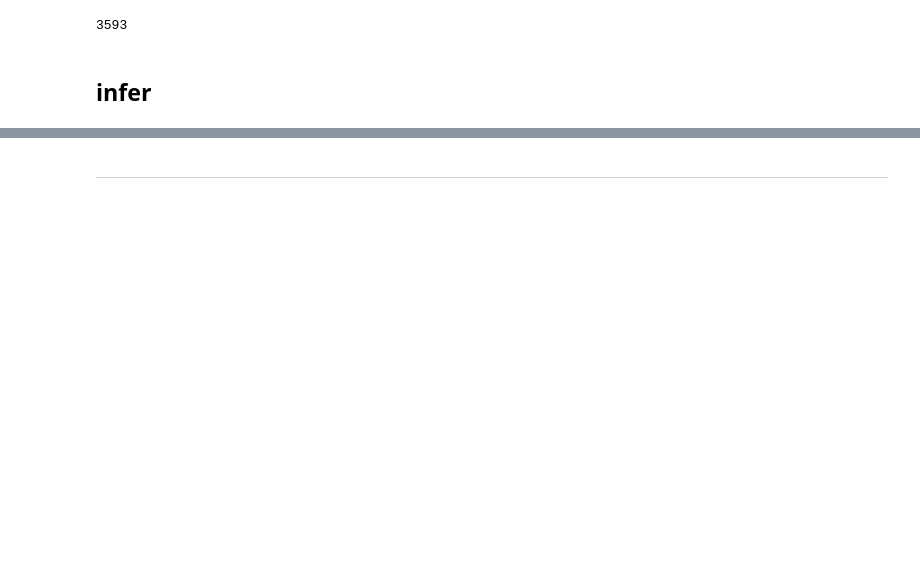
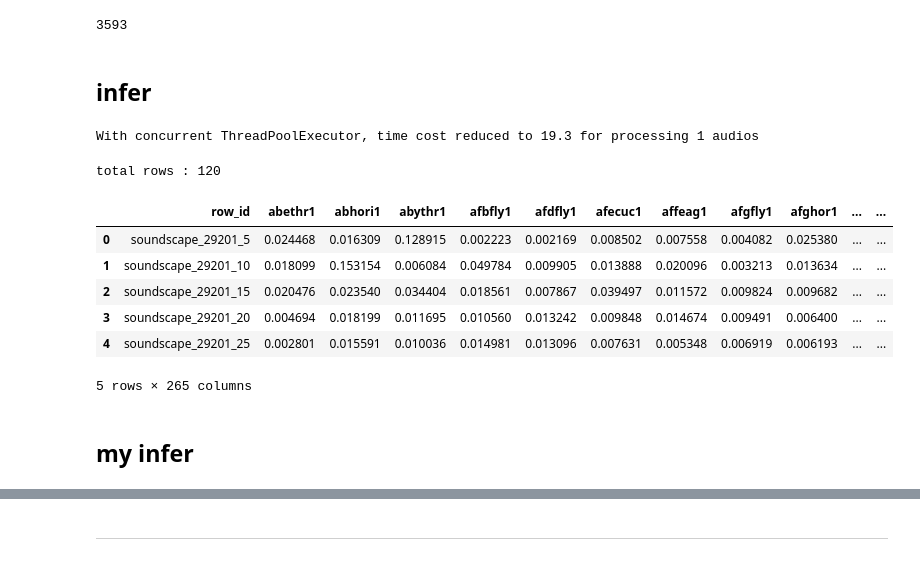
Before and after one commit to InFiNiTeemo/ai4code, a Jupyter notebook: notebook605078abfc.ipynb, the cells around one changed output, grey strips where cells are left out. Saved outputs shown, nothing was run; the diff lists cells and outputs as text; code cells hidden in the pictures; blank space fills up the shorter version.

Commit message:
Kaggle Notebook | my-blef | Version 18

```diff
--- a/notebook605078abfc.ipynb
+++ b/notebook605078abfc.ipynb
@@ -83,11 +76,28 @@ models = []
 suffixes = ["lb"]#, "f1_score" "last"]
 folds    = 5
 
+# 16min rank82  cls_ef_v0.json weights_path = f"/kaggle/input/cls-ef-v0", prefix = "ef_v0",
+# rank90  cls_ef_v0.json weights_path = f"/kaggle/input/ef-v0-pretrain", prefix = "ef_v0_",
+
+# 44 min0.79 240 conf_path    = f"{github_folder}/configs/cls_nf0_v5.json", weights_path = f"/kaggle/input/nf0-v5", prefix       = "nf0_v5_",
+
+#
+#  cls_nf0_v5.json",weights_path = nfnet-baseline-bs16/nfnet-baseline-bs16, prefix= "nf0_v5_",
+
+
+# 0.78
+# f"{github_folder}/configs/cls_nf0_v5.json",
+# weights_path = f"/kaggle/input/nfnet-baseline-bs16/nfnet-baseline-bs16",
+# prefix       = "nf0_v5_",
+
+
+#
+
 for i in [0]:
     for sx in suffixes:
         try:
             model = load_model(conf_path    = f"{github_folder}/configs/cls_ef_v0.json",
-                               weights_path = f"/kaggle/input/ef-v0-pretrain",
+                               weights_path = f"/kaggle/input/e40-ef0",
                                prefix       = "ef_v0",
                                suffix       = sx,
                                fold         = i,
@@ -95,5 +105,8 @@ for i in [0]:
             models.append(model)
         except Exception as e:
             print(f"model not found", e)
+
+len(models)
+#models = [models[0]]
 # %% [output]
 False <class 'bool'>
@@ -124 +265,32 @@ N_CLASS = len(CLASSES)
+# %%
+import concurrent.futures
+
+start = time.time()
+with concurrent.futures.ThreadPoolExecutor(max_workers=4) as executor:
+    dicts = list(executor.map(prediction_for_clip, all_audios))
+print(f"With concurrent ThreadPoolExecutor, time cost reduced to {time.time()-start:.1f} for processing {len(all_audios)} audios")
+# %% [output]
+With concurrent ThreadPoolExecutor, time cost reduced to 19.3 for processing 1 audios
+# %%
+prediction_dicts = {}
+for d in dicts:
+    prediction_dicts.update(d)
+
+submission = pd.DataFrame.from_dict(prediction_dicts, "index").rename_axis("row_id").reset_index()
+submission.to_csv("submission.csv", index=False)
+print(f"""
+total rows : {len(submission)}
+""")
+submission.head()
+# %% [output]
+total rows : 120
+|  | row_id | abethr1 | abhori1 | abythr1 | afbfly1 | afdfly1 | afecuc1 | affeag1 | afgfly1 | afghor1 | ... | ... |
+| 0 | soundscape_29201_5 | 0.024468 | 0.016309 | 0.128915 | 0.002223 | 0.002169 | 0.008502 | 0.007558 | 0.004082 | 0.025380 | ... | ... |
+| 1 | soundscape_29201_10 | 0.018099 | 0.153154 | 0.006084 | 0.049784 | 0.009905 | 0.013888 | 0.020096 | 0.003213 | 0.013634 | ... | ... |
+| 2 | soundscape_29201_15 | 0.020476 | 0.023540 | 0.034404 | 0.018561 | 0.007867 | 0.039497 | 0.011572 | 0.009824 | 0.009682 | ... | ... |
+| 3 | soundscape_29201_20 | 0.004694 | 0.018199 | 0.011695 | 0.010560 | 0.013242 | 0.009848 | 0.014674 | 0.009491 | 0.006400 | ... | ... |
+| 4 | soundscape_29201_25 | 0.002801 | 0.015591 | 0.010036 | 0.014981 | 0.013096 | 0.007631 | 0.005348 | 0.006919 | 0.006193 | ... | ... |
+5 rows × 265 columns
+# %% [markdown]
+## my infer
 # %%
```
Also changed, not shown: parts of 18 cells of this notebook.
